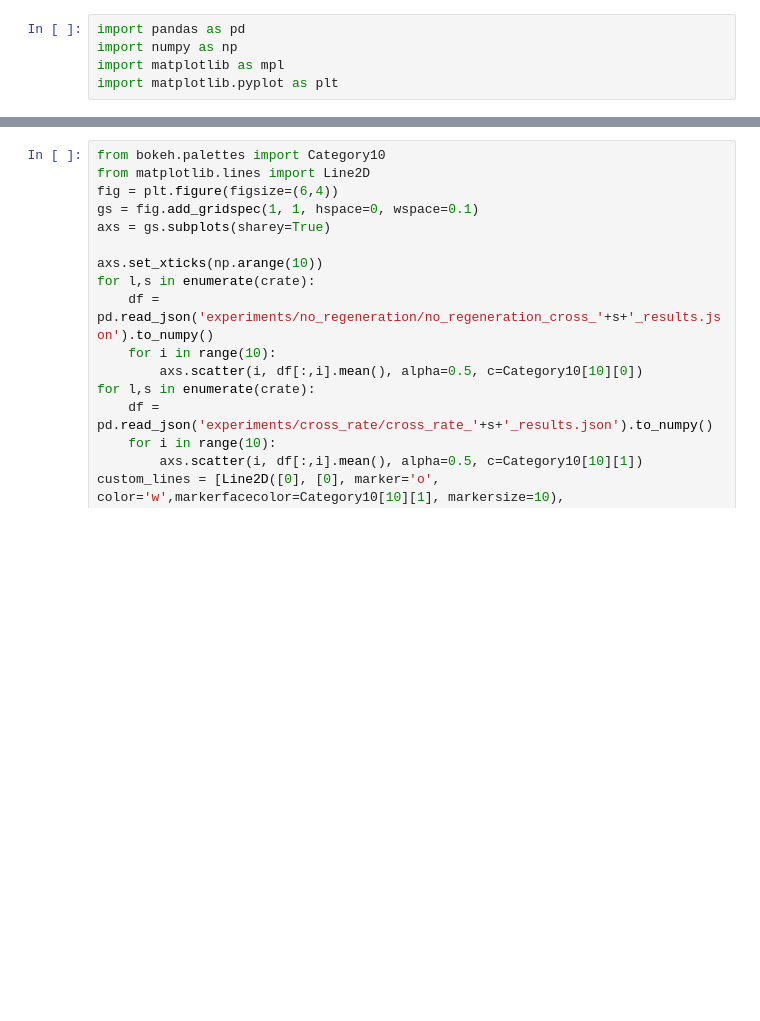
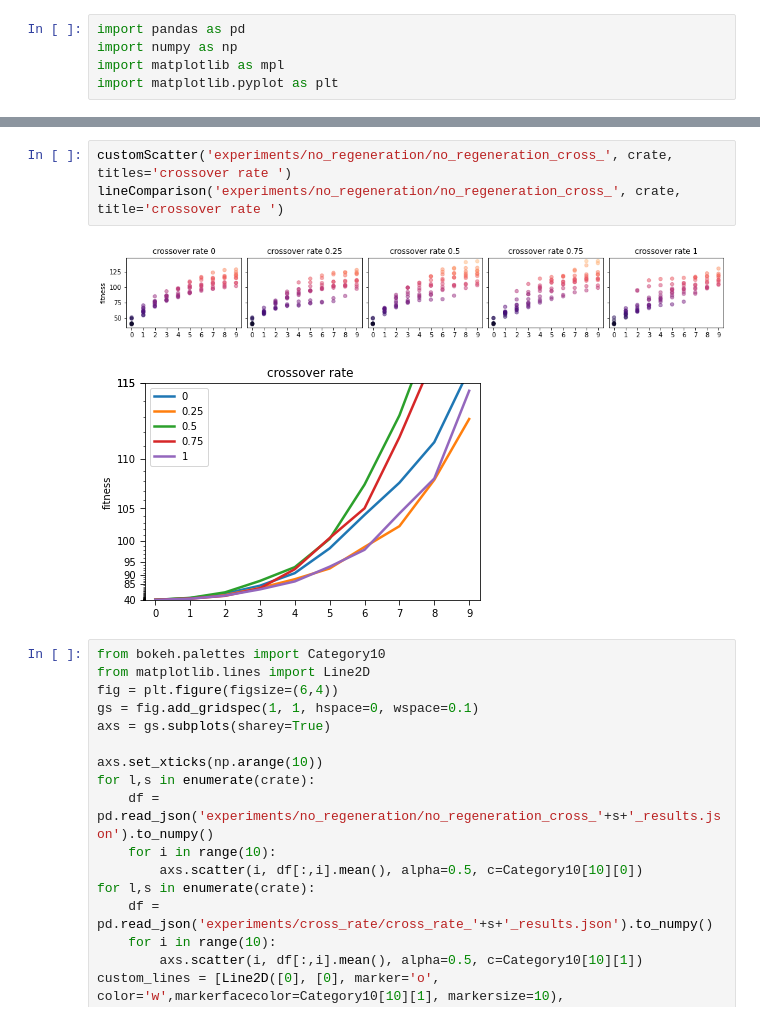
Before and after one commit to TEXflip/log-carving-approximator, a Jupyter notebook: plot_result.ipynb, the cells around one changed output, grey strips where cells are left out. Cells and saved outputs as stored; diff of their text form; blank space fills up the shorter version.

```diff
--- a/plot_result.ipynb
+++ b/plot_result.ipynb
@@ -148,3 +116,9 @@ plt.show()
+# %%
+customScatter('experiments/no_regeneration/no_regeneration_cross_', crate, titles='crossover rate ')
+lineComparison('experiments/no_regeneration/no_regeneration_cross_', crate, title='crossover rate ')
+# %% [output]
+[figure, added]
+[figure, added]
 # %%
 from bokeh.palettes import Category10
 from matplotlib.lines import Line2D
```
Also changed, not shown: parts of 15 cells of this notebook, 10 other files.
